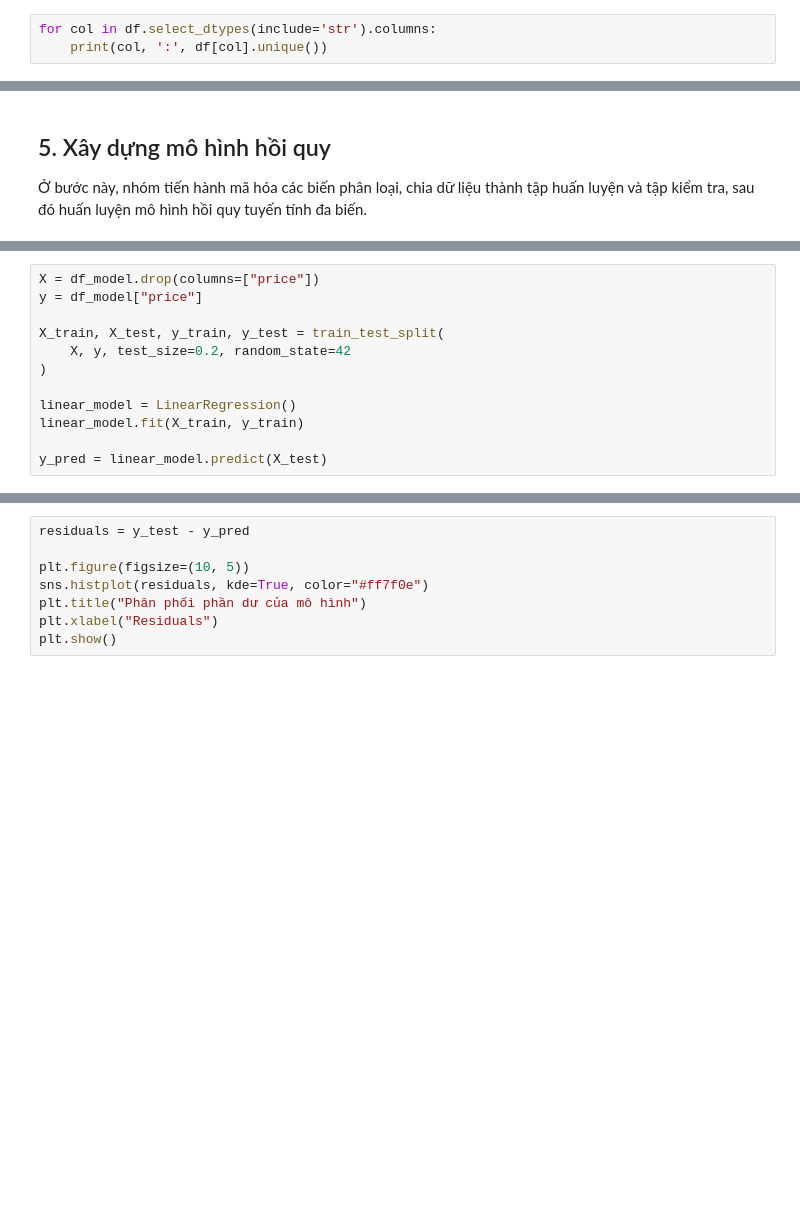
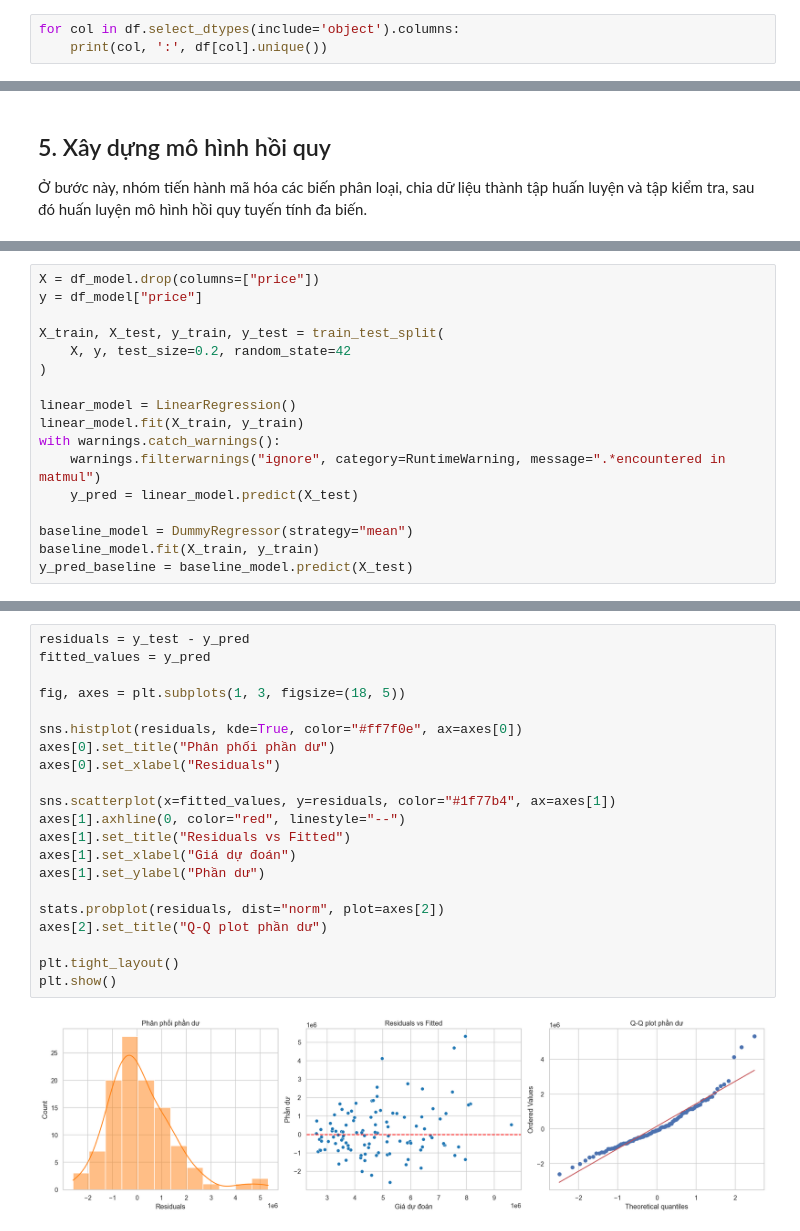
Before and after one commit to uit-straydog/ie224-fp, a Jupyter notebook: main.ipynb, the cells around one changed output, grey strips where cells are left out. Saved outputs shown, nothing was run; the diff lists cells and outputs as text; blank space fills up the shorter version.

```diff
--- a/main.ipynb
+++ b/main.ipynb
@@ -61,5 +109,5 @@ Nhận xét các cột chữ:
 - 6 cột có 2 giá trị là chữ là: mainroad, guestroom, basement, hotwaterheating, airconditioning, prefarea
 - 1 cột có 3 giá trị là chữ là: furnishingstatus
 # %%
-for col in df.select_dtypes(include='str').columns:
+for col in df.select_dtypes(include='object').columns:
     print(col, ':', df[col].unique())
@@ -224,5 +421,10 @@ X_train, X_test, y_train, y_test = train_test_split(
 
 linear_model = LinearRegression()
 linear_model.fit(X_train, y_train)
+with warnings.catch_warnings():
+    warnings.filterwarnings("ignore", category=RuntimeWarning, message=".*encountered in matmul")
+    y_pred = linear_model.predict(X_test)
 
-y_pred = linear_model.predict(X_test)
+baseline_model = DummyRegressor(strategy="mean")
+baseline_model.fit(X_train, y_train)
+y_pred_baseline = baseline_model.predict(X_test)
@@ -262,8 +547,23 @@ plt.show()
-# %%
-residuals = y_test - y_pred
-
-plt.figure(figsize=(10, 5))
-sns.histplot(residuals, kde=True, color="#ff7f0e")
-plt.title("Phân phối phần dư của mô hình")
-plt.xlabel("Residuals")
-plt.show()
+# %%
+residuals = y_test - y_pred
+fitted_values = y_pred
+
+fig, axes = plt.subplots(1, 3, figsize=(18, 5))
+
+sns.histplot(residuals, kde=True, color="#ff7f0e", ax=axes[0])
+axes[0].set_title("Phân phối phần dư")
+axes[0].set_xlabel("Residuals")
+
+sns.scatterplot(x=fitted_values, y=residuals, color="#1f77b4", ax=axes[1])
+axes[1].axhline(0, color="red", linestyle="--")
+axes[1].set_title("Residuals vs Fitted")
+axes[1].set_xlabel("Giá dự đoán")
+axes[1].set_ylabel("Phần dư")
+
+stats.probplot(residuals, dist="norm", plot=axes[2])
+axes[2].set_title("Q-Q plot phần dư")
+
+plt.tight_layout()
+plt.show()
+# %% [output]
+[figure, added]
```
Also changed, not shown: parts of 38 cells of this notebook, 2 other files.
